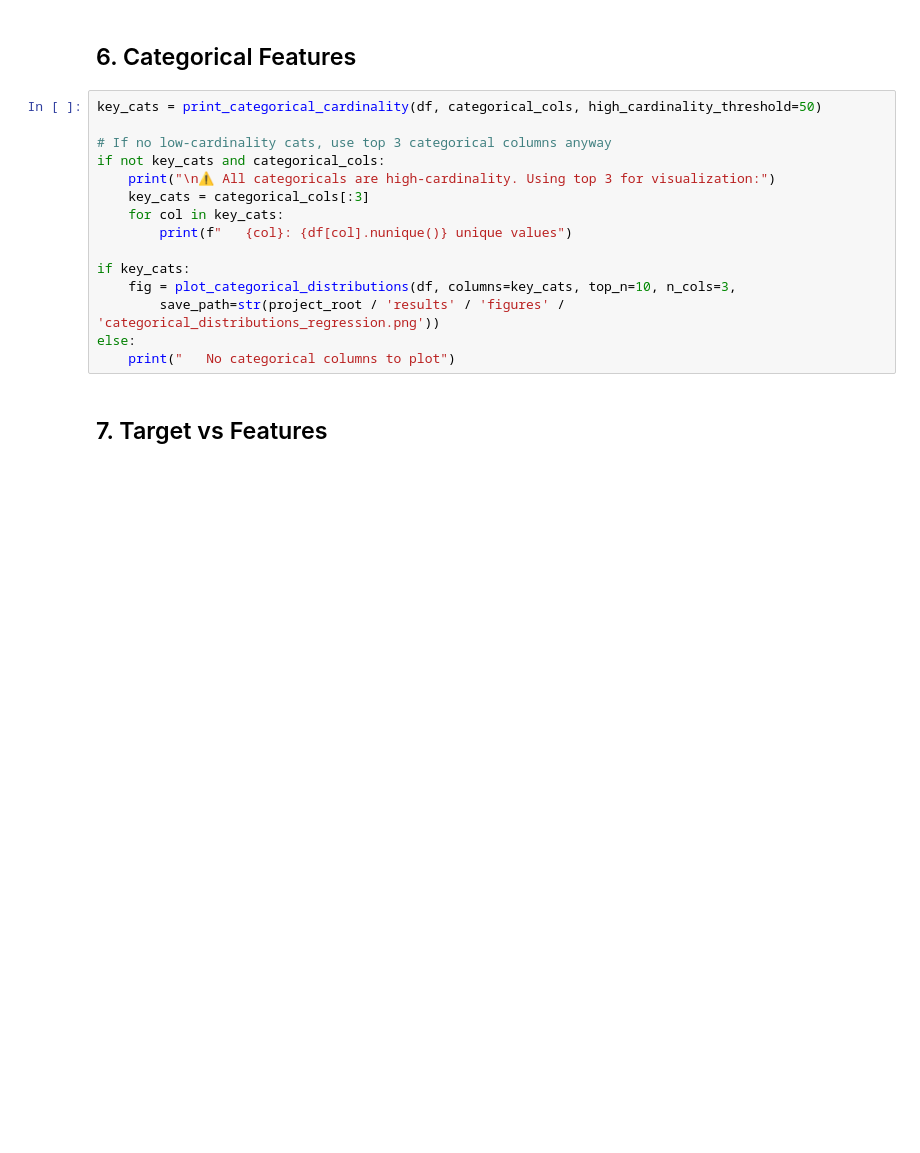
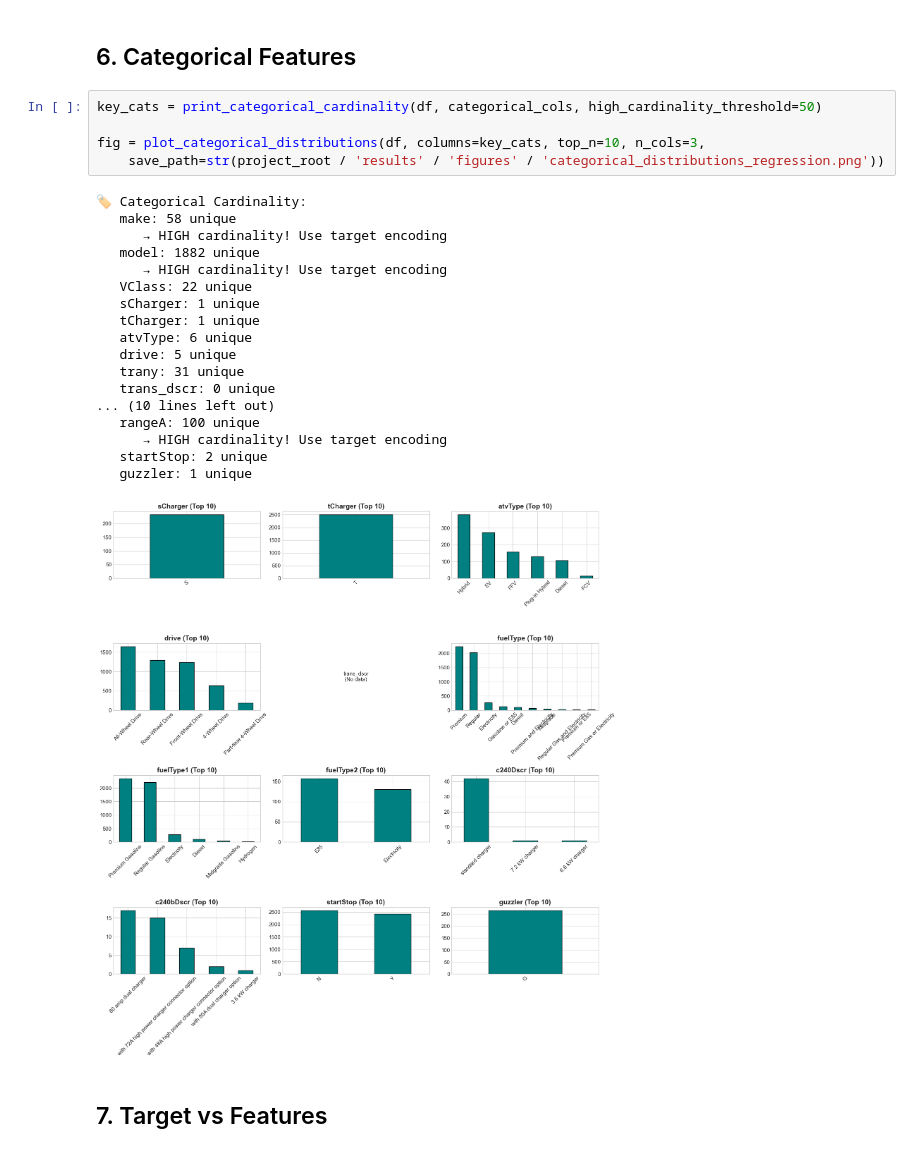
Before and after one commit to rezamirzaei/ABAX, a Jupyter notebook: notebooks/03_eda_regression.ipynb, the cells around one changed output. Saved outputs shown, nothing was run; the diff lists cells and outputs as text; blank space fills up the shorter version.

```diff
--- a/notebooks/03_eda_regression.ipynb
+++ b/notebooks/03_eda_regression.ipynb
@@ -107,18 +146,27 @@ print_feature_types(numerical_cols, categorical_cols)
 # %%
 key_cats = print_categorical_cardinality(df, categorical_cols, high_cardinality_threshold=50)
 
-# If no low-cardinality cats, use top 3 categorical columns anyway
-if not key_cats and categorical_cols:
-    print("\n⚠️ All categoricals are high-cardinality. Using top 3 for visualization:")
-    key_cats = categorical_cols[:3]
-    for col in key_cats:
-        print(f"   {col}: {df[col].nunique()} unique values")
-
-if key_cats:
-    fig = plot_categorical_distributions(df, columns=key_cats, top_n=10, n_cols=3,
-        save_path=str(project_root / 'results' / 'figures' / 'categorical_distributions_regression.png'))
-else:
-    print("   No categorical columns to plot")
+fig = plot_categorical_distributions(df, columns=key_cats, top_n=10, n_cols=3,
+    save_path=str(project_root / 'results' / 'figures' / 'categorical_distributions_regression.png'))
+# %% [output]
+🏷️ Categorical Cardinality:
+   make: 58 unique
+      → HIGH cardinality! Use target encoding
+   model: 1882 unique
+      → HIGH cardinality! Use target encoding
+   VClass: 22 unique
+   sCharger: 1 unique
+   tCharger: 1 unique
+   atvType: 6 unique
+   drive: 5 unique
+   trany: 31 unique
+   trans_dscr: 0 unique
+... (10 lines left out)
+   rangeA: 100 unique
+      → HIGH cardinality! Use target encoding
+   startStop: 2 unique
+   guzzler: 1 unique
+[figure, added]
 # %% [markdown]
 ## 7. Target vs Features
 # %%
```
Also changed, not shown: parts of 8 cells of this notebook, 10 other files.
